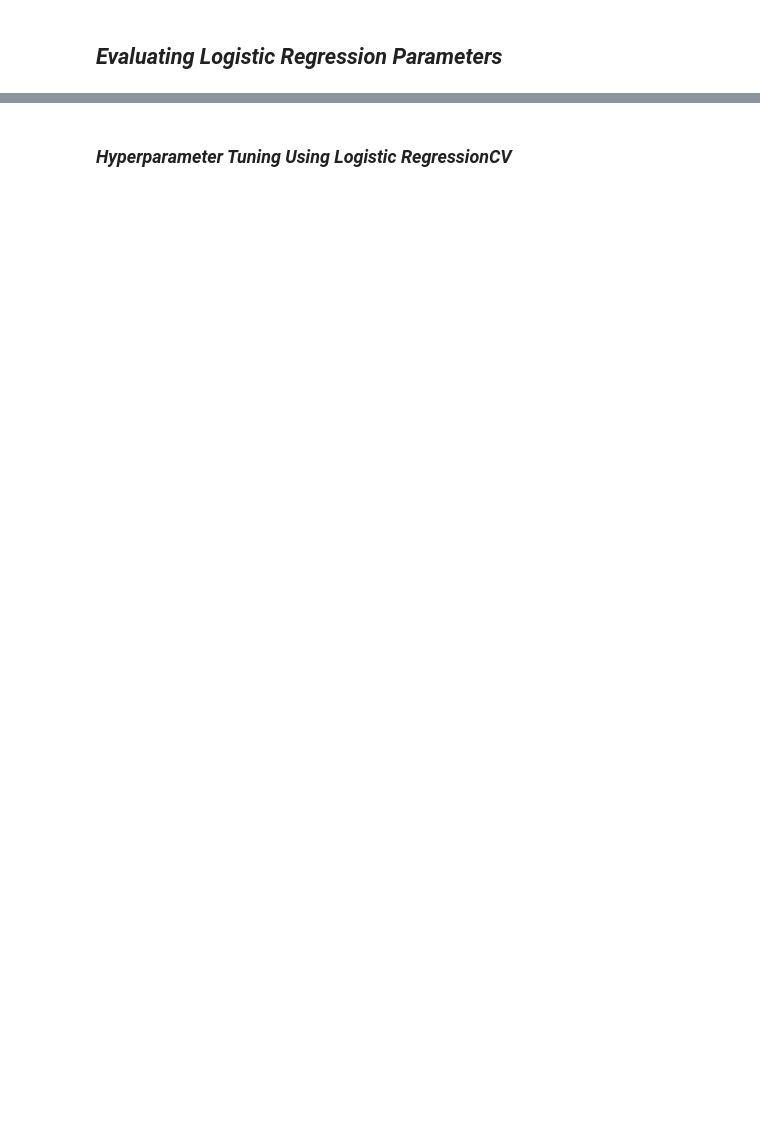
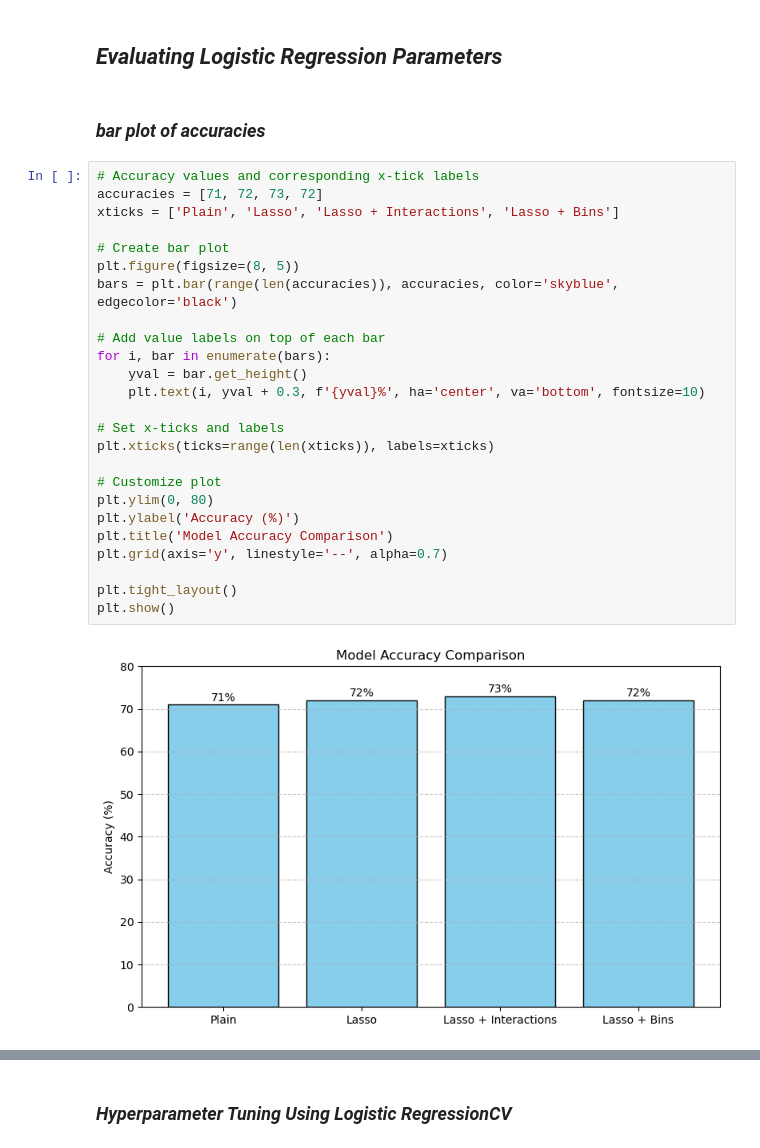
Before and after one commit to kev-analytic/Cardiovascular-Disease-Risk-Factor-Analysis, a Jupyter notebook: notebook.ipynb, the cells around one changed output, grey strips where cells are left out. Drawn from its saved outputs; the diff is of its cells as text; blank space fills up the shorter version.

Commit message:
added model-evaluation section

```diff
--- a/notebook.ipynb
+++ b/notebook.ipynb
@@ -1041,3 +1048,32 @@ On the **test set**, the model maintained the same accuracy of **72%**, which is
 In summary, the model demonstrates stable and reliable performance on both the training and test datasets. There is no significant drop in performance from training to testing, indicating that the model is not overfitting and can be trusted to make accurate predictions on new data.
 # %% [markdown]
 ## *Evaluating Logistic Regression Parameters*
+# %% [markdown]
+### *bar plot of accuracies*
+# %%
+# Accuracy values and corresponding x-tick labels
+accuracies = [71, 72, 73, 72]
+xticks = ['Plain', 'Lasso', 'Lasso + Interactions', 'Lasso + Bins']
+
+# Create bar plot
+plt.figure(figsize=(8, 5))
+bars = plt.bar(range(len(accuracies)), accuracies, color='skyblue', edgecolor='black')
+
+# Add value labels on top of each bar
+for i, bar in enumerate(bars):
+    yval = bar.get_height()
+    plt.text(i, yval + 0.3, f'{yval}%', ha='center', va='bottom', fontsize=10)
+
+# Set x-ticks and labels
+plt.xticks(ticks=range(len(xticks)), labels=xticks)
+
+# Customize plot
+plt.ylim(0, 80)
+plt.ylabel('Accuracy (%)')
+plt.title('Model Accuracy Comparison')
+plt.grid(axis='y', linestyle='--', alpha=0.7)
+
+plt.tight_layout()
+plt.show()
+# %% [output]
+[figure, added]
```
Also changed, not shown: parts of 31 cells of this notebook.
